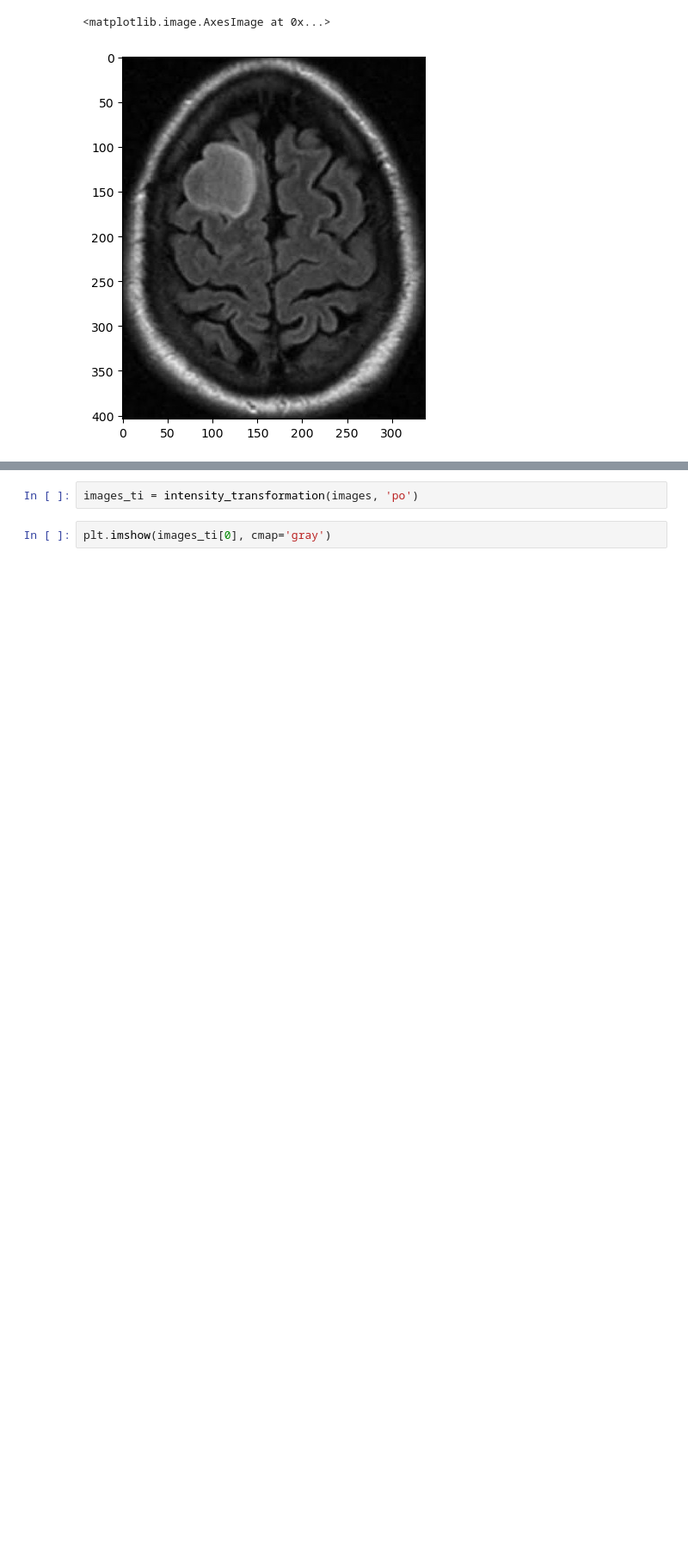
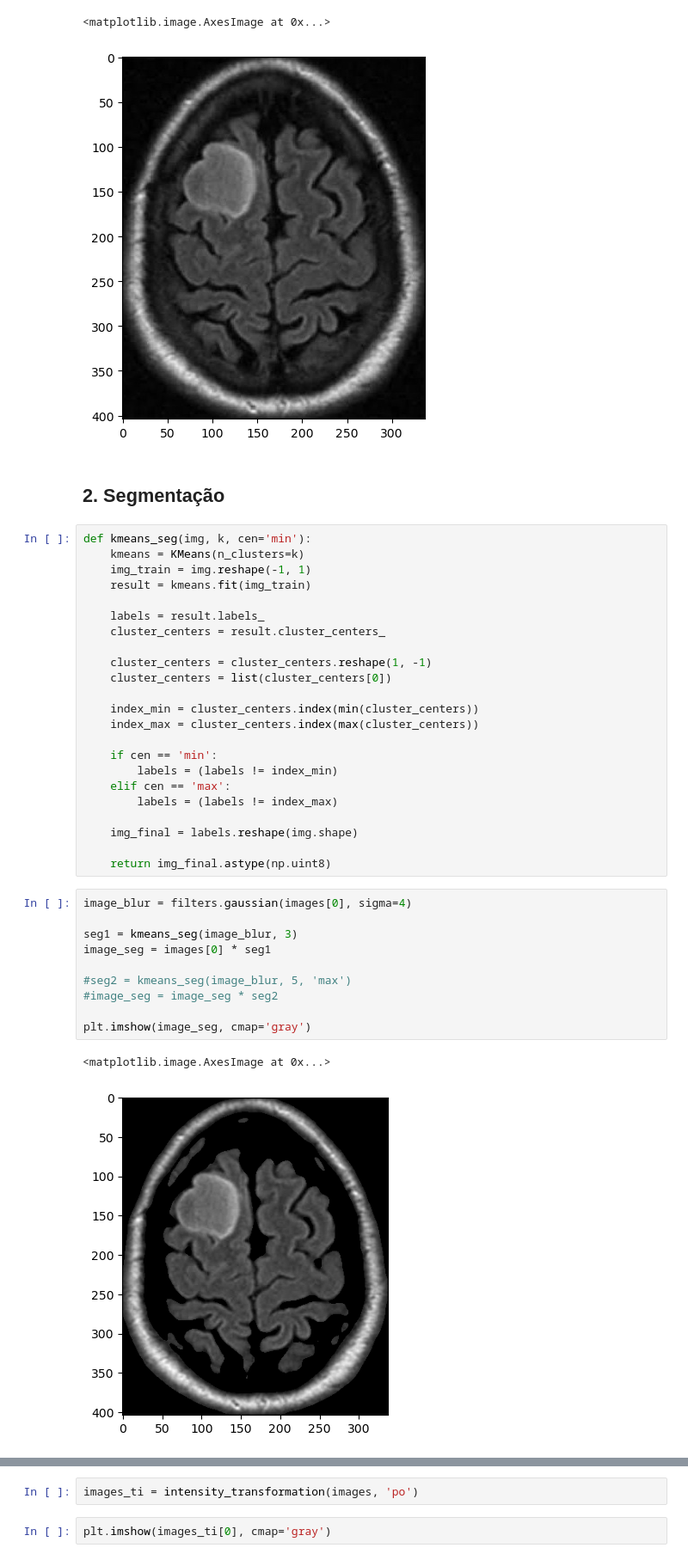
Before and after one commit to KillerGlass/computer-vision, a Jupyter notebook: sistema_de_visao.ipynb, the cells around one changed output, grey strips where cells are left out. Shown at 86% size. Saved outputs shown, nothing was run; the diff lists cells and outputs as text; blank space fills up the shorter version.

```diff
--- a/sistema_de_visao.ipynb
+++ b/sistema_de_visao.ipynb
@@ -97,3 +98,41 @@ imshow(images[0])
 # %% [output]
 <matplotlib.image.AxesImage at 0x...>
 [figure]
+# %% [markdown]
+## 2. Segmentação
+# %%
+def kmeans_seg(img, k, cen='min'):
+    kmeans = KMeans(n_clusters=k)
+    img_train = img.reshape(-1, 1)
+    result = kmeans.fit(img_train)
+
+    labels = result.labels_
+    cluster_centers = result.cluster_centers_
+
+    cluster_centers = cluster_centers.reshape(1, -1)
+    cluster_centers = list(cluster_centers[0])
+
+    index_min = cluster_centers.index(min(cluster_centers))
+    index_max = cluster_centers.index(max(cluster_centers))
+
+    if cen == 'min':
+        labels = (labels != index_min)
+    elif cen == 'max':
+        labels = (labels != index_max)
+
+    img_final = labels.reshape(img.shape)
+
+    return img_final.astype(np.uint8)
+# %%
+image_blur = filters.gaussian(images[0], sigma=4)
+
+seg1 = kmeans_seg(image_blur, 3)
+image_seg = images[0] * seg1
+
+#seg2 = kmeans_seg(image_blur, 5, 'max')
+#image_seg = image_seg * seg2
+
+plt.imshow(image_seg, cmap='gray')
+# %% [output]
+<matplotlib.image.AxesImage at 0x...>
+[figure, added]
```
Also changed, not shown: parts of 22 cells of this notebook.
